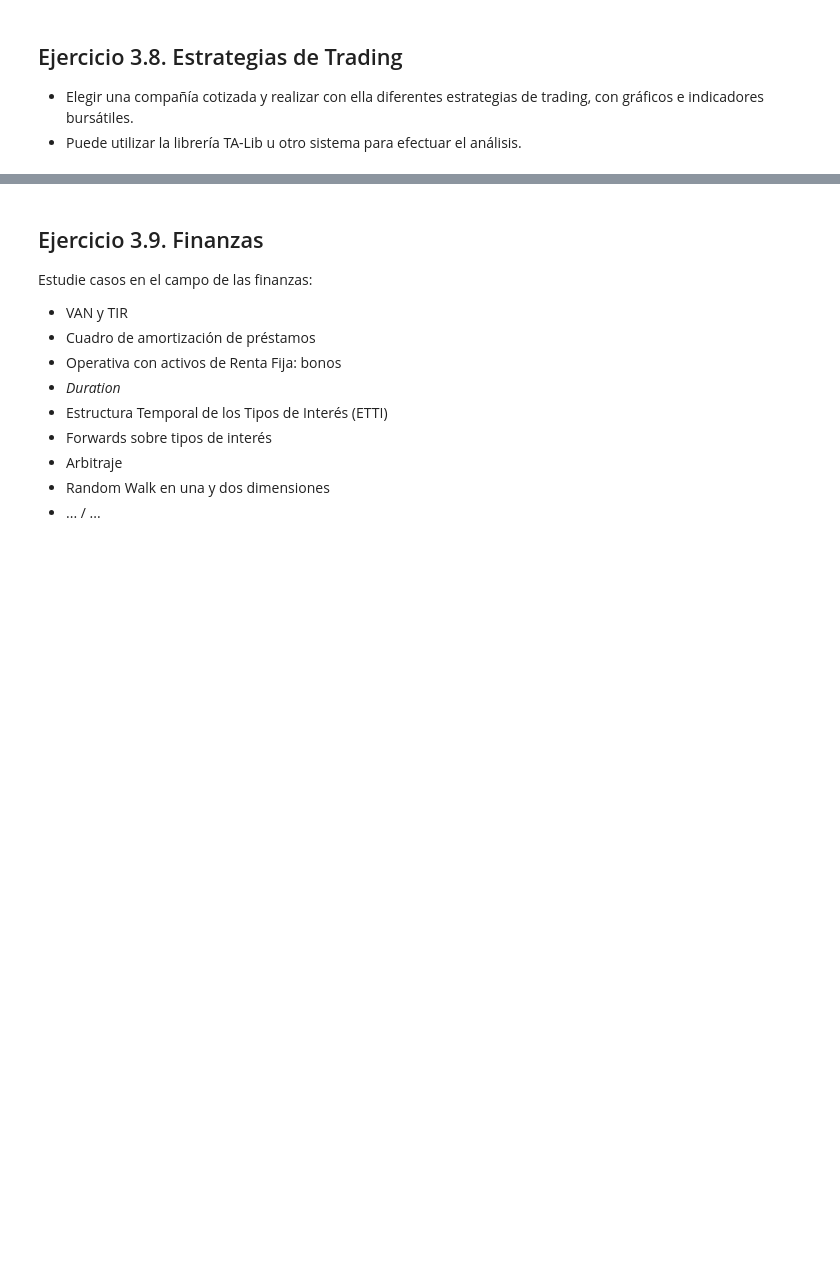
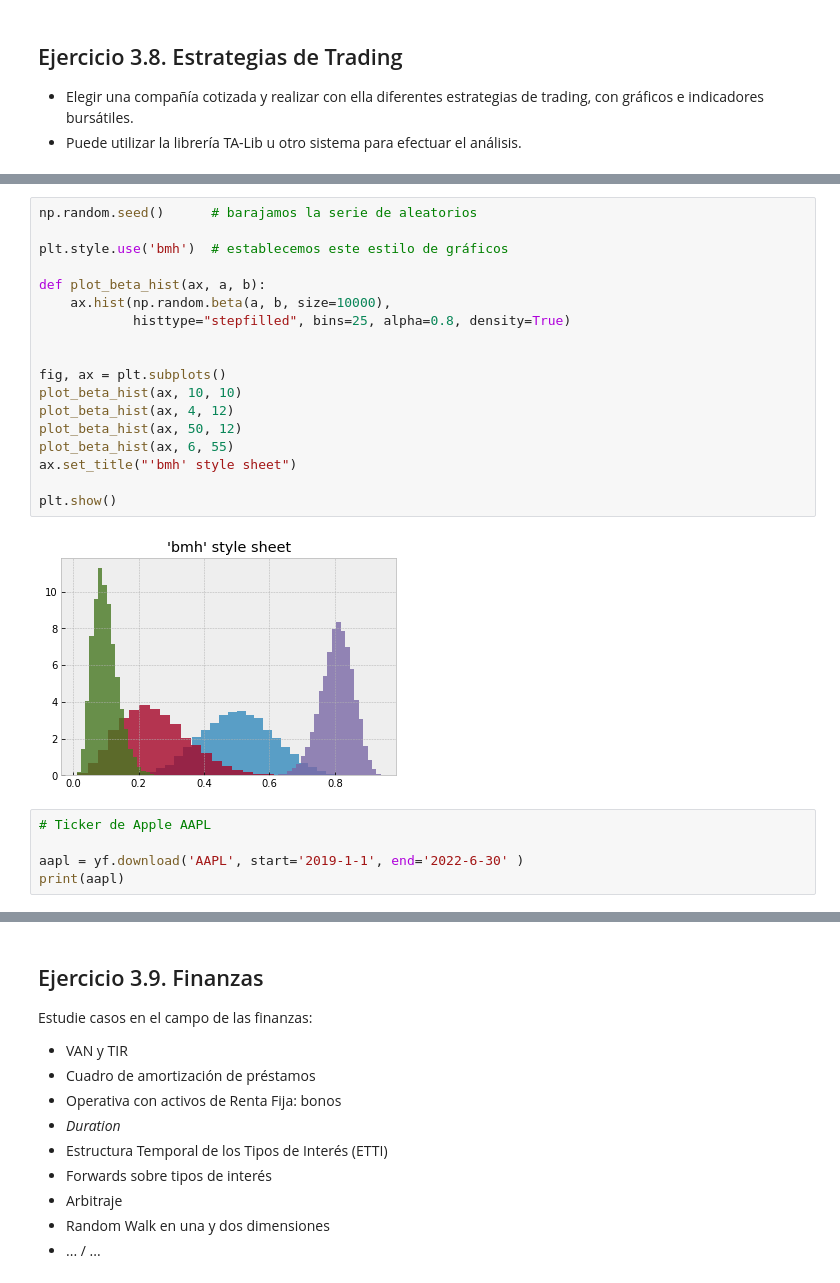
Before and after one commit to vadillo87/EJERCICIOS-QUINCENA-1, a Jupyter notebook: practicas/practica3.ipynb, the cells around one changed output, grey strips where cells are left out. Saved outputs shown, nothing was run; the diff lists cells and outputs as text; blank space fills up the shorter version.

```diff
--- a/practicas/practica3.ipynb
+++ b/practicas/practica3.ipynb
@@ -152,0 +249,25 @@ Adjuntar capturas de pantalla mostrando el funcionamiento del bot en Telegram.
+# %%
+np.random.seed()      # barajamos la serie de aleatorios
+
+plt.style.use('bmh')  # establecemos este estilo de gráficos
+
+def plot_beta_hist(ax, a, b):
+    ax.hist(np.random.beta(a, b, size=10000),
+            histtype="stepfilled", bins=25, alpha=0.8, density=True)
+
+
+fig, ax = plt.subplots()
+plot_beta_hist(ax, 10, 10)
+plot_beta_hist(ax, 4, 12)
+plot_beta_hist(ax, 50, 12)
+plot_beta_hist(ax, 6, 55)
+ax.set_title("'bmh' style sheet")
+
+plt.show()
+# %% [output]
+[figure, added]
+# %%
+# Ticker de Apple AAPL
+
+aapl = yf.download('AAPL', start='2019-1-1', end='2022-6-30' )
+print(aapl)
```
Also changed, not shown: parts of 9 cells of this notebook.
